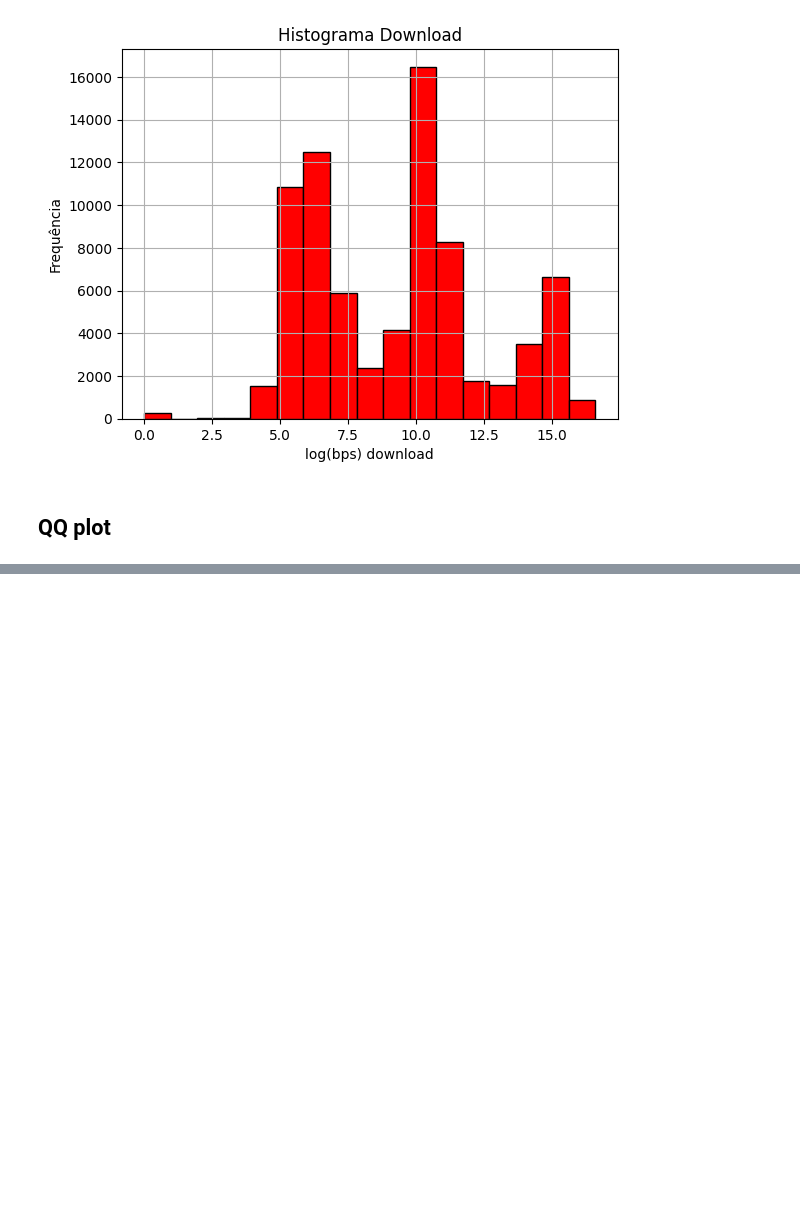
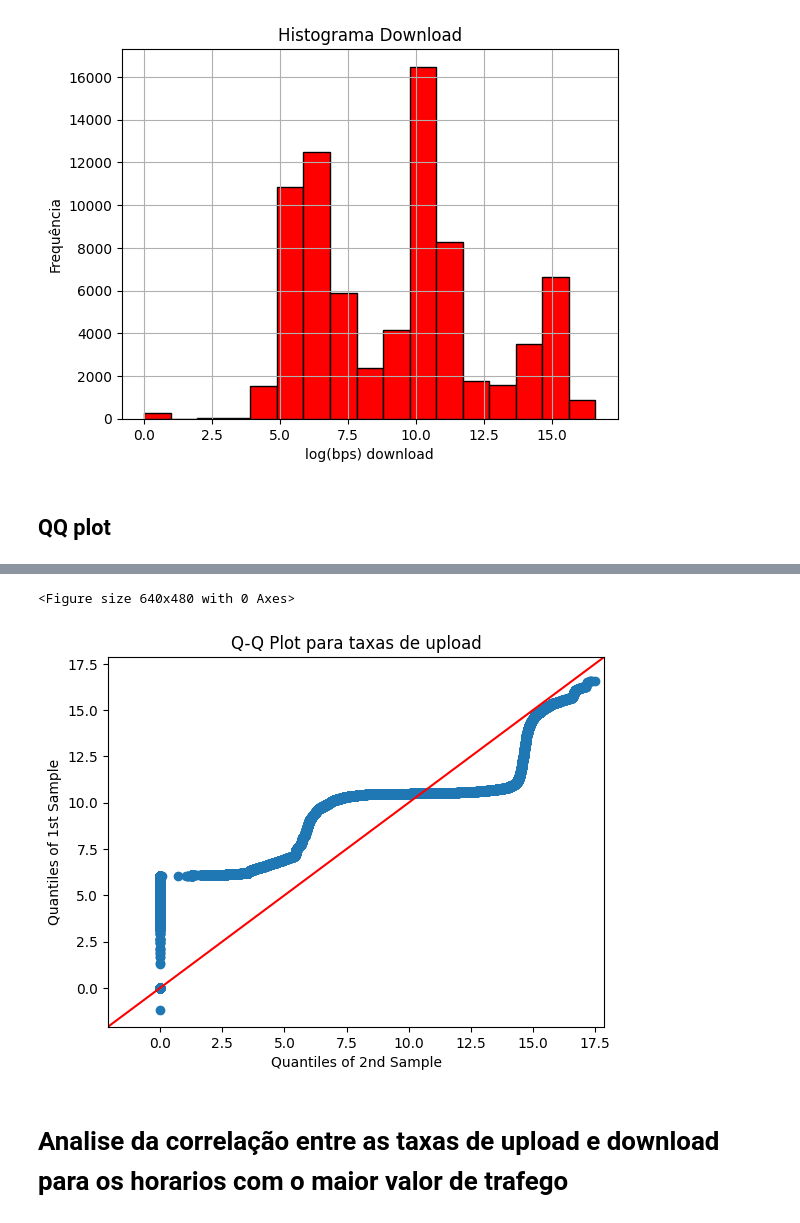
Before and after one commit to VieiraEnzo/TrabProbest, a Jupyter notebook: main.ipynb, the cells around one changed output, grey strips where cells are left out. Saved outputs shown, nothing was run; the diff lists cells and outputs as text; code cells hidden in the pictures; blank space fills up the shorter version.

Commit message:
fix: horario

```diff
--- a/main.ipynb
+++ b/main.ipynb
@@ -658,0 +661,10 @@ plt.show()
+# %%
+plt.figure()
+sm.qqplot_2samples(chrome_down_max.downLog,smart_down_max.downLog,line = '45')
+plt.title('Q-Q Plot para taxas de upload')
+plt.show()
+# %% [output]
+<Figure size 640x480 with 0 Axes>
+[figure, added]
+# %% [markdown]
+# Analise da correlação entre as taxas de upload e download para os horarios com o maior valor de trafego
```
Also changed, not shown: parts of 1 cell of this notebook.
